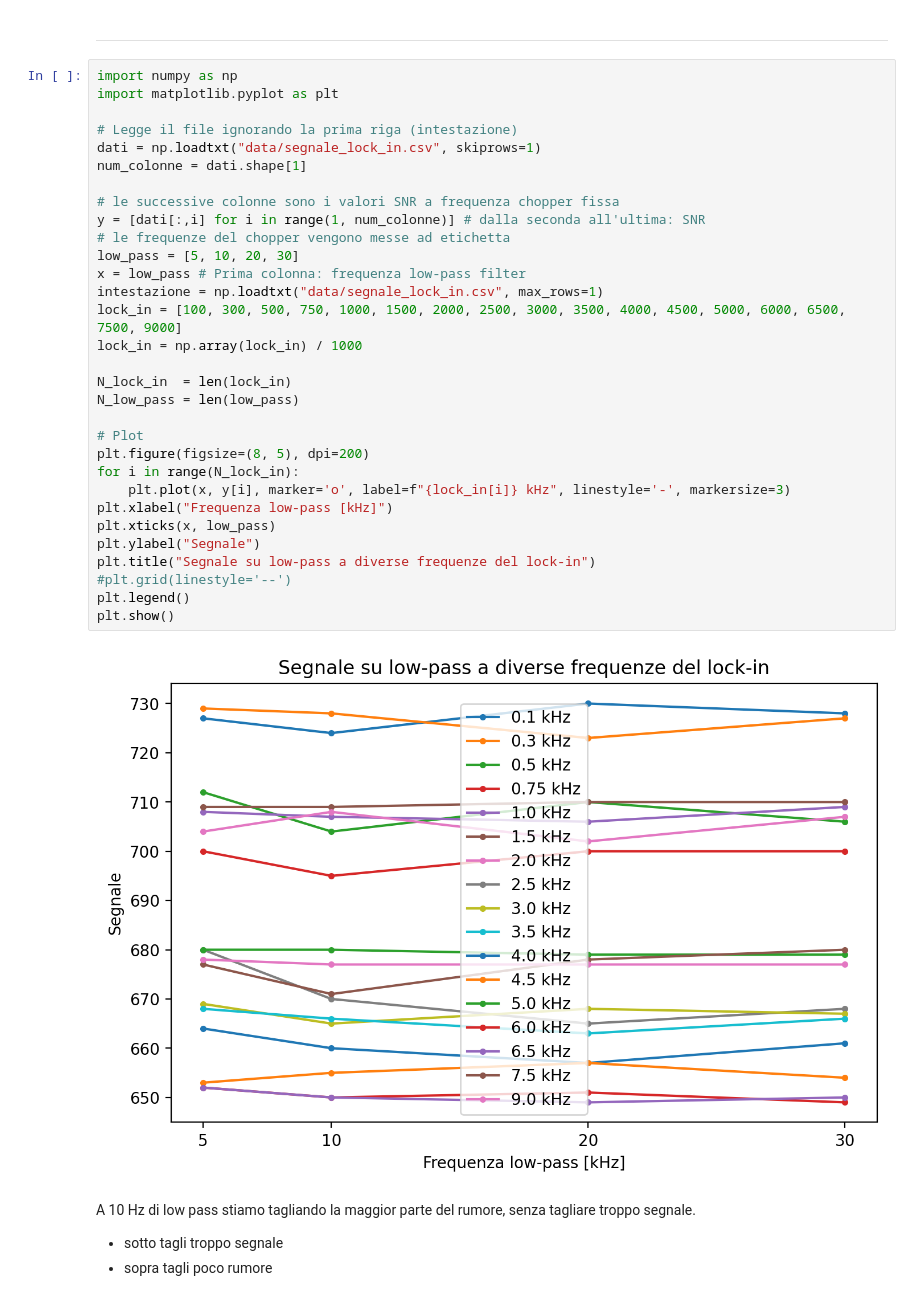
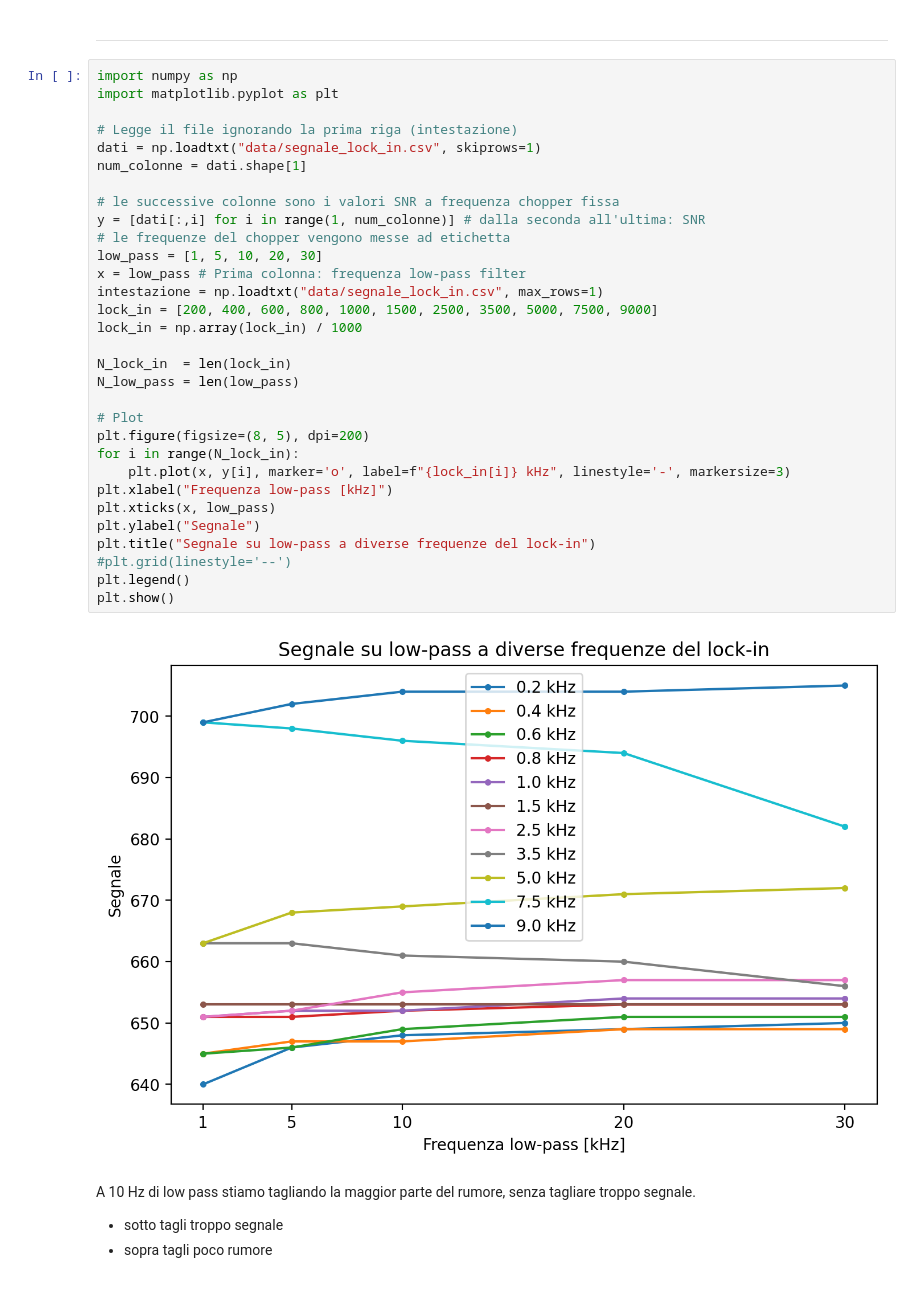
Before and after one commit to zosojack/lab-ss-2, a Jupyter notebook: plot_segnale_frequenza.ipynb, the cells around one changed output. Saved outputs shown, nothing was run; the diff lists cells and outputs as text.

```diff
--- a/plot_segnale_frequenza.ipynb
+++ b/plot_segnale_frequenza.ipynb
@@ -13,36 +13,36 @@ Cambio blades a 1 kHz
 # %%
 import numpy as np
 import matplotlib.pyplot as plt
 
 # Legge il file ignorando la prima riga (intestazione)
 dati = np.loadtxt("data/segnale_lock_in.csv", skiprows=1)
 num_colonne = dati.shape[1]
 
 # le successive colonne sono i valori SNR a frequenza chopper fissa
 y = [dati[:,i] for i in range(1, num_colonne)] # dalla seconda all'ultima: SNR
 # le frequenze del chopper vengono messe ad etichetta
-low_pass = [5, 10, 20, 30]
+low_pass = [1, 5, 10, 20, 30]
 x = low_pass # Prima colonna: frequenza low-pass filter
 intestazione = np.loadtxt("data/segnale_lock_in.csv", max_rows=1)
-lock_in = [100, 300, 500, 750, 1000, 1500, 2000, 2500, 3000, 3500, 4000, 4500, 5000, 6000, 6500, 7500, 9000]
+lock_in = [200, 400, 600, 800, 1000, 1500, 2500, 3500, 5000, 7500, 9000]
 lock_in = np.array(lock_in) / 1000
 
 N_lock_in  = len(lock_in)
 N_low_pass = len(low_pass)
 
 # Plot
 plt.figure(figsize=(8, 5), dpi=200)
 for i in range(N_lock_in):
     plt.plot(x, y[i], marker='o', label=f"{lock_in[i]} kHz", linestyle='-', markersize=3)
 plt.xlabel("Frequenza low-pass [kHz]")
 plt.xticks(x, low_pass)
 plt.ylabel("Segnale")
 plt.title("Segnale su low-pass a diverse frequenze del lock-in")
 #plt.grid(linestyle='--')
 plt.legend()
 plt.show()
 # %% [output]
-[figure, old version]
+[figure, new version]
 # %% [markdown]
 A 10 Hz di low pass stiamo tagliando la maggior parte del rumore, senza tagliare troppo segnale.
 
```
Also changed, not shown: parts of 2 cells of this notebook, 6 other files.
